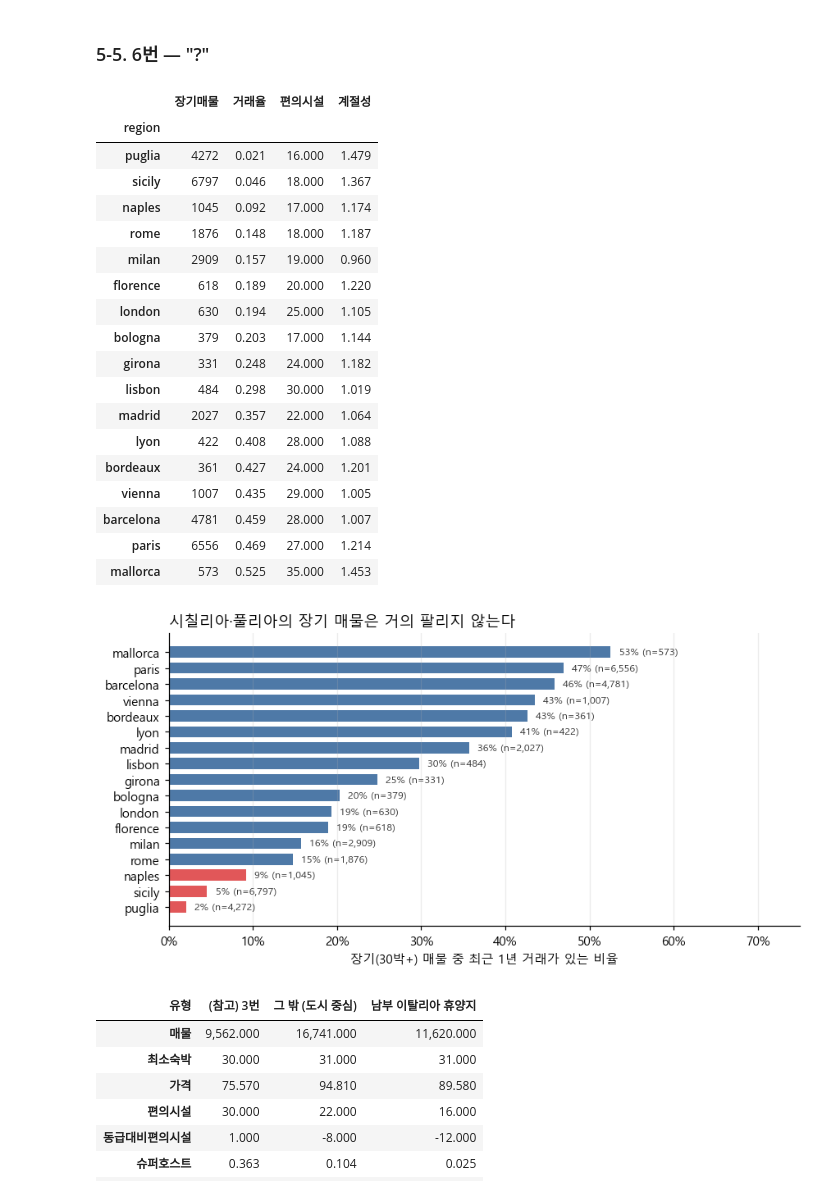
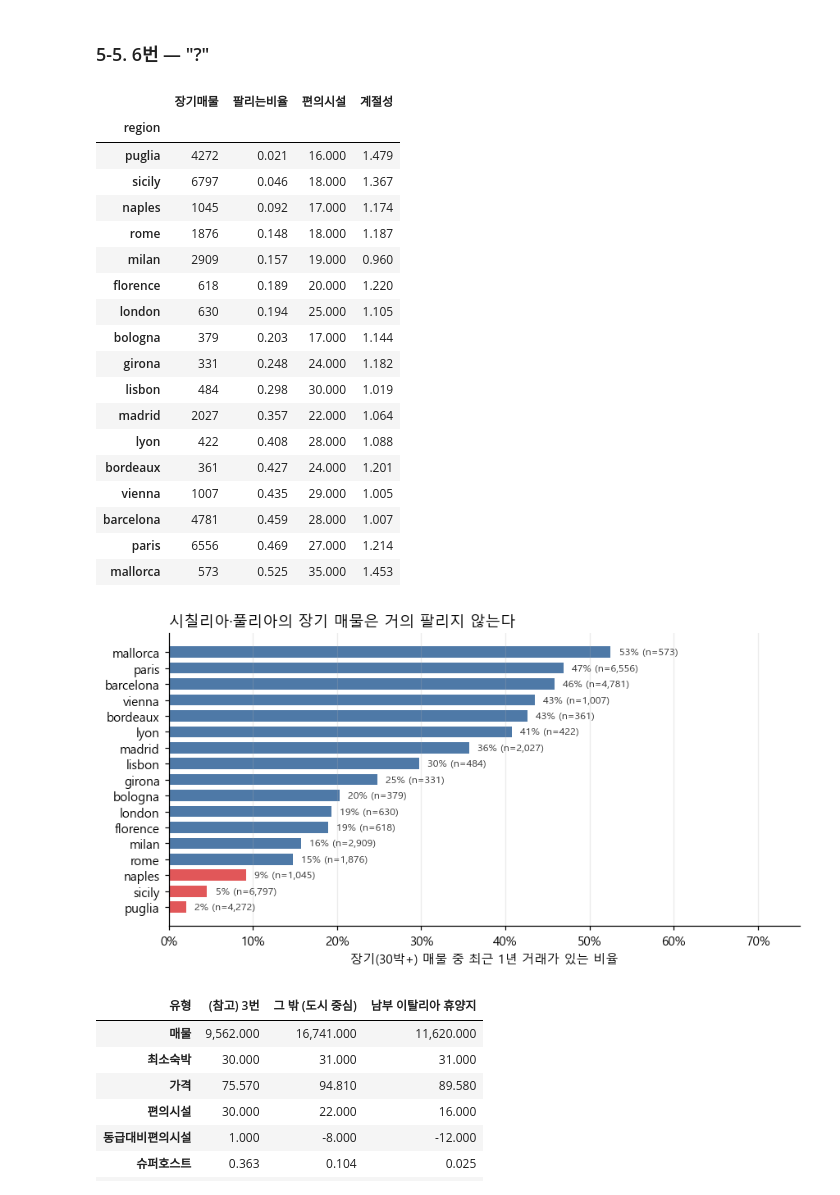
Before and after one commit to younghyun729/insight-2026-2, a Jupyter notebook: notebooks/segmentation_2x3.ipynb, the cells around one changed output. Cells and saved outputs as stored; diff of their text form; code cells hidden in the pictures.

```diff
--- a/notebooks/segmentation_2x3.ipynb
+++ b/notebooks/segmentation_2x3.ipynb
@@ -556,25 +557,25 @@ display(loc)
 # %% [markdown]
 ### 5-5. 6번 — "?"
 # %%
-# [5-5a] 장기 매물의 거래율 — 지역별로 극단적으로 갈린다 (장기 매물 300건 이상 지역)
+# [5-5a] 지역의 장기 매물(3번+6번) 중 팔리는 비율(3번) — 지역별로 극단적으로 갈린다 (장기 매물 300건 이상 지역)
 L = s[s["stay"] == "장기"]
-lr = L.groupby("region").agg(장기매물=("norev", "size"), 거래율=("norev", lambda v: 1 - v.mean()),
+lr = L.groupby("region").agg(장기매물=("norev", "size"), 팔리는비율=("norev", lambda v: 1 - v.mean()),
                              편의시설=("amenity_count", "median"), 계절성=("seas", "first"))
-lr = lr[lr["장기매물"] >= 300].sort_values("거래율")
+lr = lr[lr["장기매물"] >= 300].sort_values("팔리는비율")
 display(lr)
 
 fig, ax = plt.subplots(figsize=(8, 4.2))
 col = [C["bad"] if r in ("sicily", "puglia", "naples") else C["main"] for r in lr.index]
-ax.barh(lr.index, lr["거래율"], color=col, height=0.7)
-for i, (v, n_) in enumerate(zip(lr["거래율"], lr["장기매물"])):
+ax.barh(lr.index, lr["팔리는비율"], color=col, height=0.7)
+for i, (v, n_) in enumerate(zip(lr["팔리는비율"], lr["장기매물"])):
     ax.text(v + 0.01, i, f"{v:.0%} (n={n_:,})", va="center", fontsize=8, color="#333")
 ax.xaxis.set_major_formatter(mpl.ticker.PercentFormatter(1)); ax.set_xlim(0, 0.75)
 ax.set_xlabel("장기(30박+) 매물 중 최근 1년 거래가 있는 비율")
 ax.set_title("시칠리아·풀리아의 장기 매물은 거의 팔리지 않는다", loc="left")
 ax.grid(axis="y", visible=False)
 plt.tight_layout(); plt.show()
 # %% [output]
-|  | 장기매물 | 거래율 | 편의시설 | 계절성 |
+|  | 장기매물 | 팔리는비율 | 편의시설 | 계절성 |
 | region |  |  |  |  |
 | puglia | 4272 | 0.021 | 16.000 | 1.479 |
 | sicily | 6797 | 0.046 | 18.000 | 1.367 |
```
Also changed, not shown: parts of 6 cells of this notebook, 1 other file.
